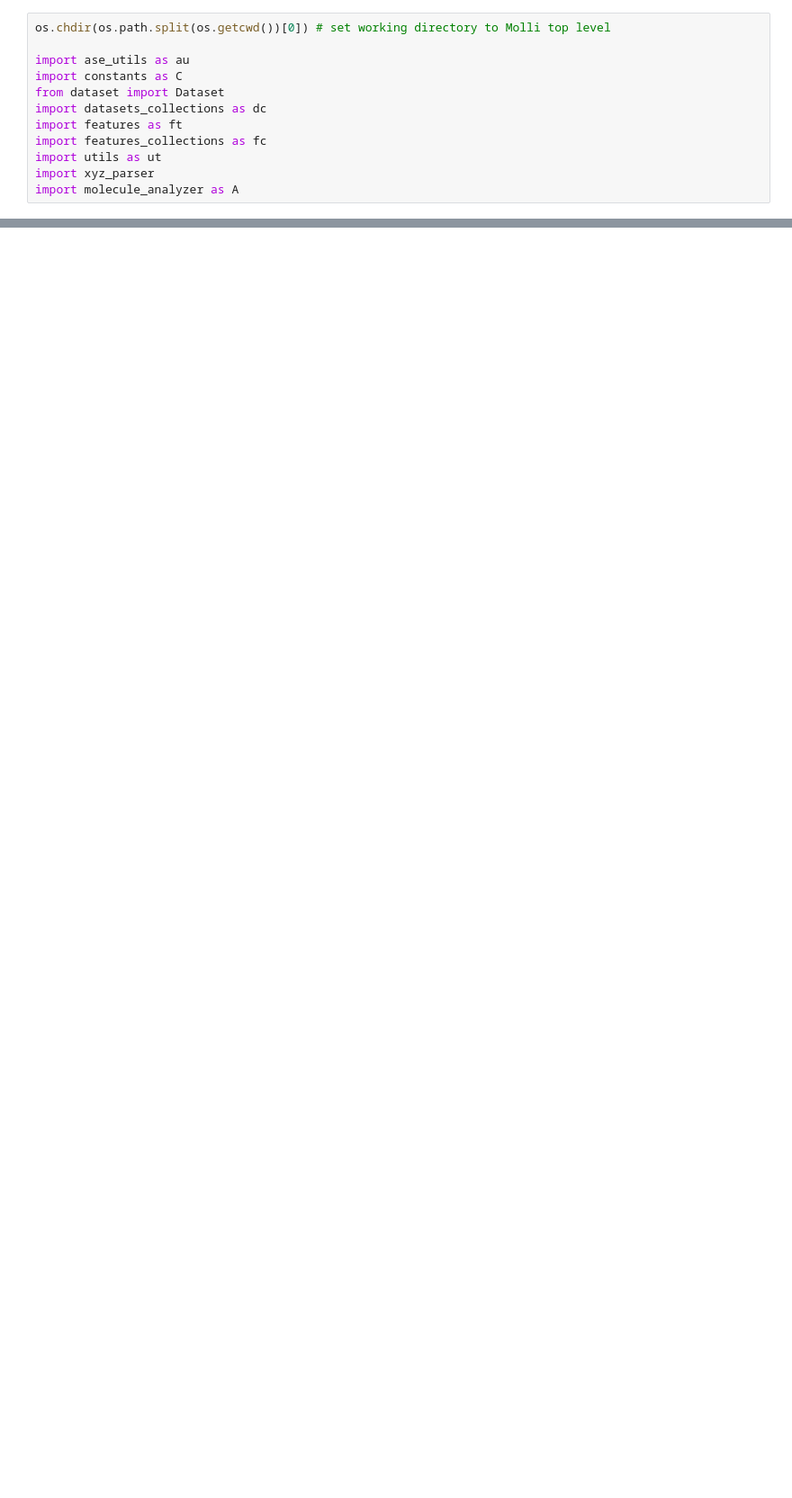
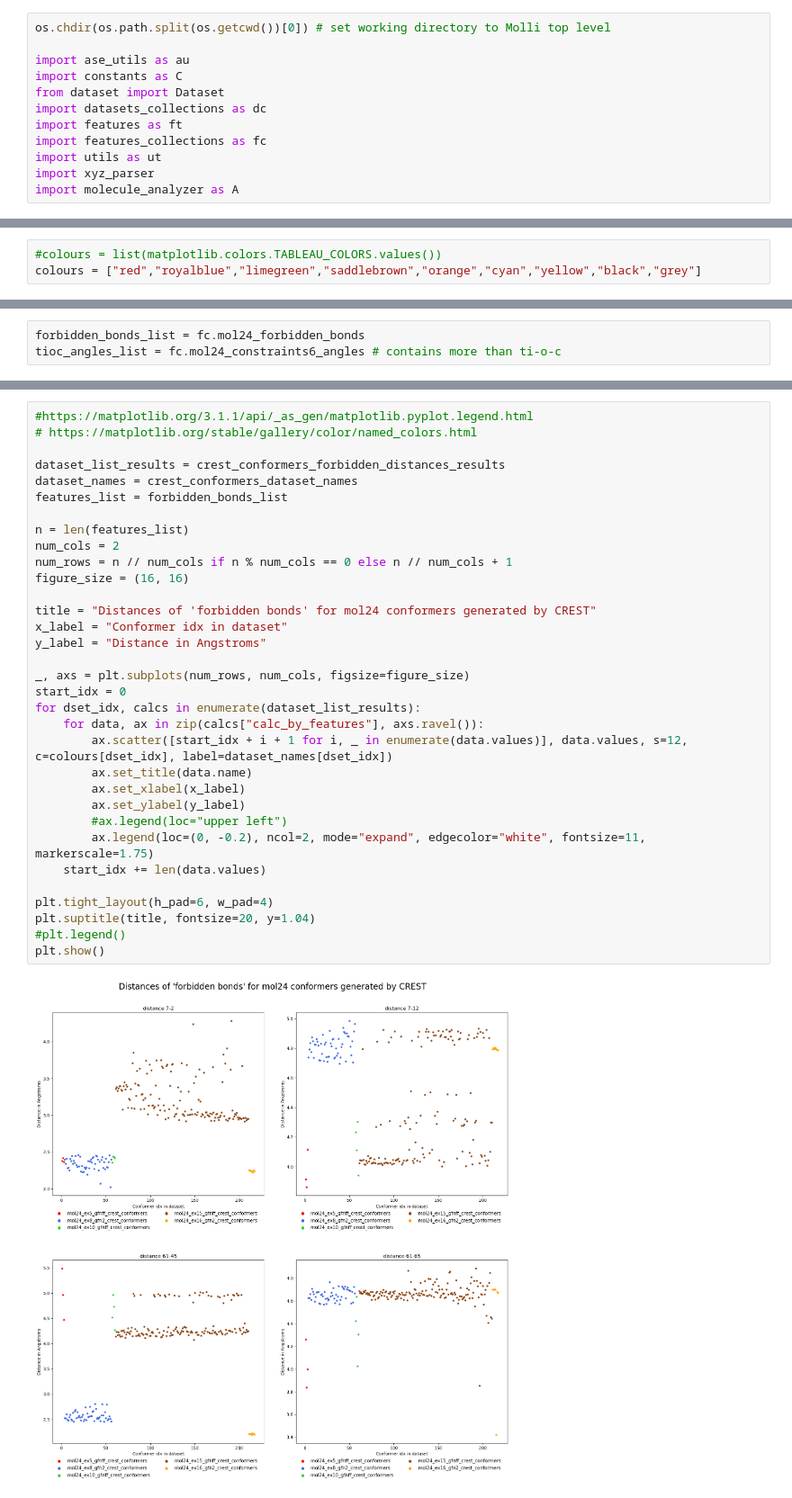
Before and after one commit to urmaspitsi/molli, a Jupyter notebook: examples/Explorer1.ipynb, the cells around one changed output, grey strips where cells are left out. Shown at 90% size. Drawn from its saved outputs; the diff is of its cells as text; blank space fills up the shorter version.

```diff
--- a/examples/Explorer1.ipynb
+++ b/examples/Explorer1.ipynb
@@ -59,0 +75,3 @@ calc_by_mols = A.calculate_values_groupby_molecules(
+# %%
+#colours = list(matplotlib.colors.TABLEAU_COLORS.values())
+colours = ["red","royalblue","limegreen","saddlebrown","orange","cyan","yellow","black","grey"]
@@ -59,0 +82,3 @@ calc_by_mols = A.calculate_values_groupby_molecules(
+# %%
+forbidden_bonds_list = fc.mol24_forbidden_bonds
+tioc_angles_list = fc.mol24_constraints6_angles # contains more than ti-o-c
@@ -112,0 +186,35 @@ dataset_list_results = calculate_dataset_list(dataset_list=dataset_list, feature
+# %%
+#https://matplotlib.org/3.1.1/api/_as_gen/matplotlib.pyplot.legend.html
+# https://matplotlib.org/stable/gallery/color/named_colors.html
+
+dataset_list_results = crest_conformers_forbidden_distances_results
+dataset_names = crest_conformers_dataset_names
+features_list = forbidden_bonds_list
+
+n = len(features_list)
+num_cols = 2
+num_rows = n // num_cols if n % num_cols == 0 else n // num_cols + 1
+figure_size = (16, 16)
+
+title = "Distances of 'forbidden bonds' for mol24 conformers generated by CREST"
+x_label = "Conformer idx in dataset"
+y_label = "Distance in Angstroms"
+
+_, axs = plt.subplots(num_rows, num_cols, figsize=figure_size)
+start_idx = 0
+for dset_idx, calcs in enumerate(dataset_list_results):
+    for data, ax in zip(calcs["calc_by_features"], axs.ravel()):
+        ax.scatter([start_idx + i + 1 for i, _ in enumerate(data.values)], data.values, s=12, c=colours[dset_idx], label=dataset_names[dset_idx])
+        ax.set_title(data.name)
+        ax.set_xlabel(x_label)
+        ax.set_ylabel(y_label)
+        #ax.legend(loc="upper left")
+        ax.legend(loc=(0, -0.2), ncol=2, mode="expand", edgecolor="white", fontsize=11, markerscale=1.75)
+    start_idx += len(data.values)
+
+plt.tight_layout(h_pad=6, w_pad=4)
+plt.suptitle(title, fontsize=20, y=1.04)
+#plt.legend()
+plt.show()
+# %% [output]
+[figure, added]
```
Also changed, not shown: parts of 38 cells of this notebook.
